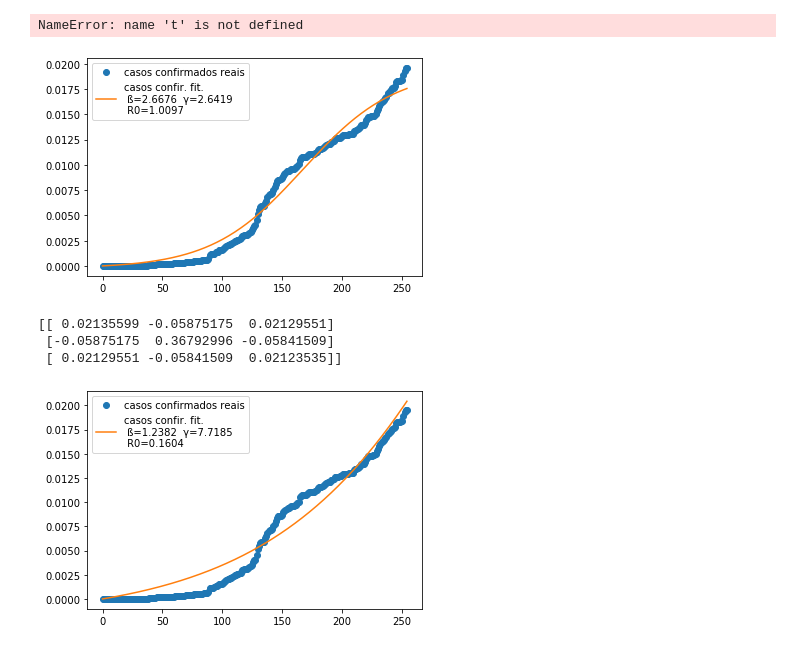
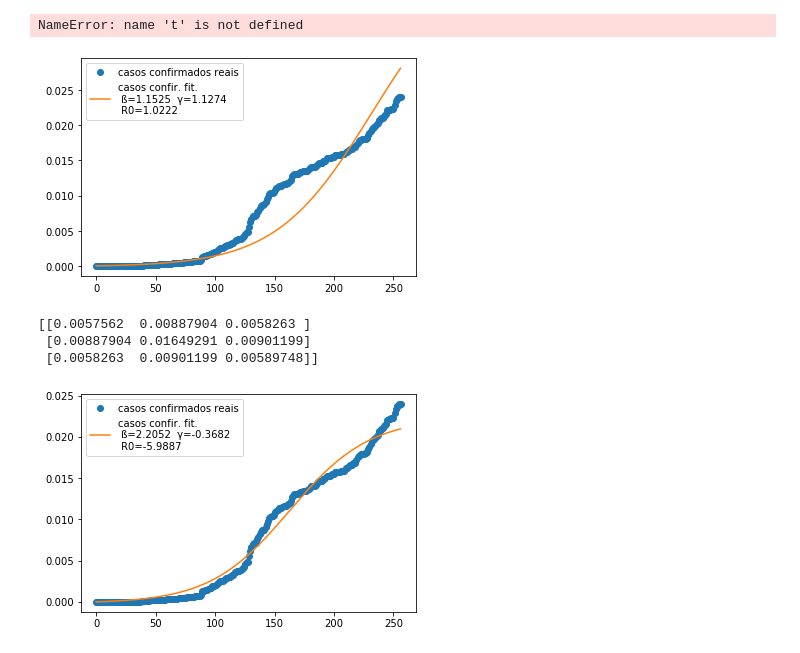
Before and after one commit to perseu912/covid_19, a Jupyter notebook: Untitled3.ipynb, the cells around one changed output. Saved outputs shown, nothing was run; the diff lists cells and outputs as text; code cells hidden in the pictures.

```diff
--- a/Untitled3.ipynb
+++ b/Untitled3.ipynb
@@ -49,41 +49,41 @@ confirmados = pd.read_csv('pet.csv',sep=',')['last_available_confirmed'].iloc[::
 y = confirmados
 t = np.linspace(0,len(y),len(y))
 
-N = 430_000
+N=354_317
 
 ydata = np.array(y, dtype=float)/N
 xdata = np.array(t, dtype=float)
 
 def sir_model(y, x, beta, gamma):
     S = -beta * y[0] * y[1] / N
     R = gamma * y[1]
     I = -(S + R)
     #I =( beta*y[0]*y[1] / N ) - y[1]*alpha
     C = I+R
    # I = gamma*y[1]
     return S, I, R, C
 
 def fit_odeint(x, beta, gamma):
     return integrate.odeint(sir_model, (S0, I0, R0, C0), x, args=(beta, gamma))[:,3]
 
 N = 1.0
 I0 = ydata[0]
 S0 = N - I0
 R0 = 0.0
 C0 = I0
 
 popt, pcov = optimize.curve_fit(fit_odeint, xdata, ydata)
 fitted = fit_odeint(xdata, *popt)
 
 beta, gamma = popt
 
 plt.plot(xdata, ydata, 'o',label='casos confirmados reais')
 plt.plot(xdata, fitted,label=f'casos confir. fit. \n ß={round(beta,4)}  γ={round(gamma,4)} \n R0={round(beta/gamma,4)}')
 plt.legend()
 plt.savefig(f'model_fit_R0_{round(beta/gamma,4)}_.png',dpi=800)
 plt.show()
 # %% [output]
-[figure, old version]
+[figure, new version]
 # %%
 import numpy as np
 import matplotlib.pyplot as plt
@@ -92,8 +92,7 @@ from scipy import integrate, optimize
 confirmados = pd.read_csv('pet.csv',sep=',')['last_available_confirmed'].iloc[::-1]
 y = confirmados
 t = np.linspace(0,len(y),len(y))
-
-N = 430_000
+N = 354_317
 
 ydata = np.array(y, dtype=float)/N
 xdata = np.array(t, dtype=float)
@@ -117,13 +116,13 @@ I0 = ydata[0]
 S0 = N - I0
 R0 = 0.0
 C0 = I0
-D0 = 0
+D0 = 0.
 
 popt, pcov = optimize.curve_fit(fit_odeint, xdata, ydata)
 fitted = fit_odeint(xdata, *popt)
 print(pcov)
 
-be
+#be
 
 
 beta, gamma, alpha = popt
@@ -134,7 +133,7 @@ plt.legend()
 plt.savefig(f'model_fit_R0_{round(beta/gamma,4)}_.png',dpi=800)
 plt.show()
 # %% [output]
-[[ 0.02135599 -0.05875175  0.02129551]
- [-0.05875175  0.36792996 -0.05841509]
- [ 0.02129551 -0.05841509  0.02123535]]
+[[0.0057562  0.00887904 0.0058263 ]
+ [0.00887904 0.01649291 0.00901199]
+ [0.0058263  0.00901199 0.00589748]]
-[figure, old version]
+[figure, new version]
```
Also changed, not shown: parts of 10 cells of this notebook, 24 other files.
